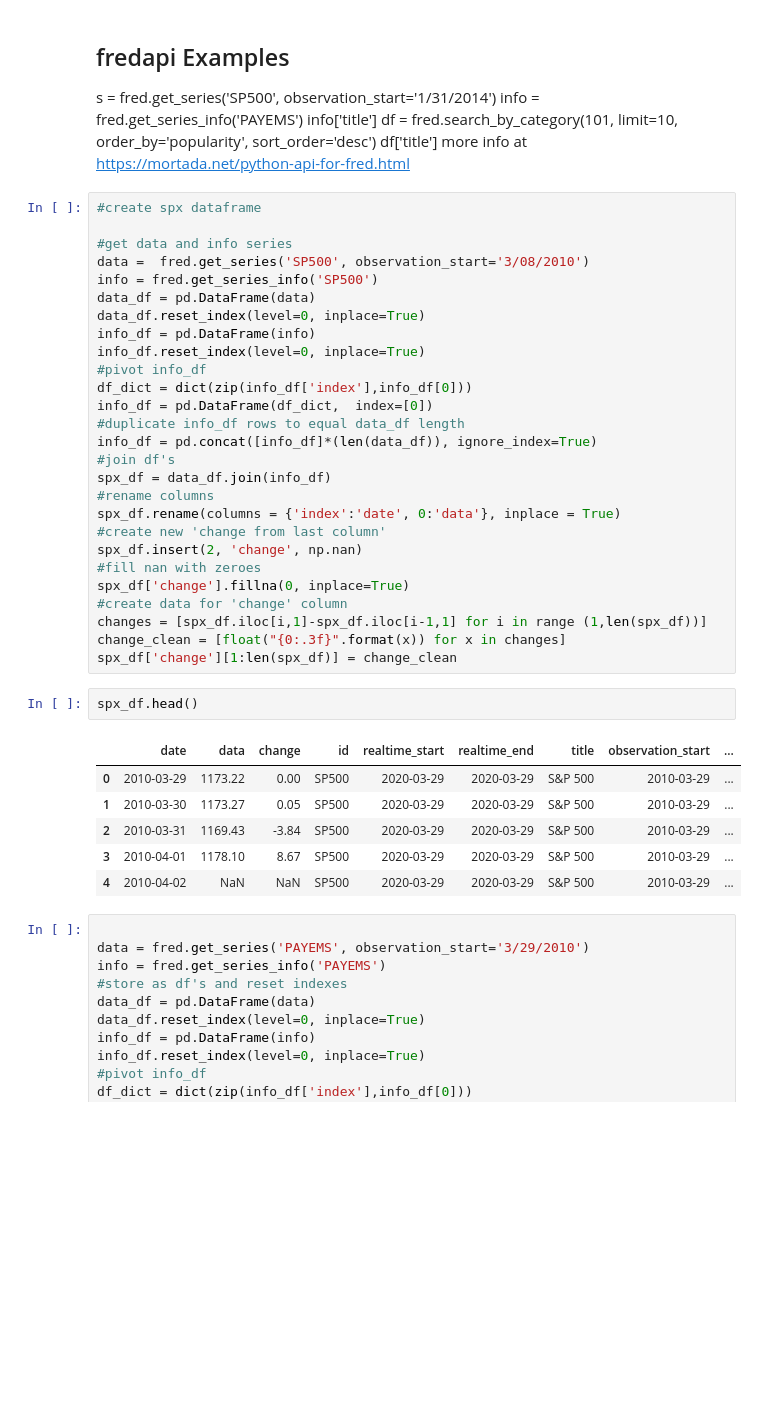
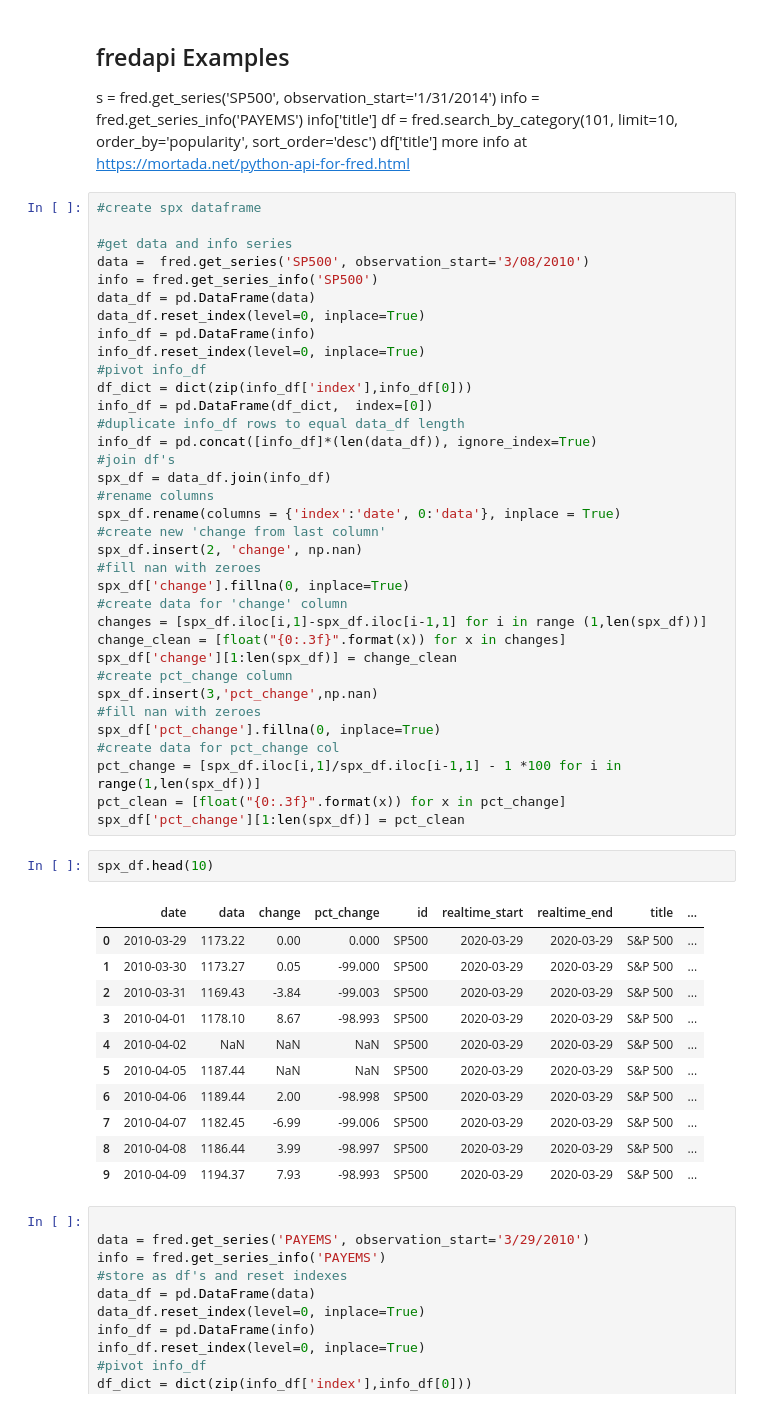
Before and after one commit to woodfin8/astoria, a Jupyter notebook: FREDapi.ipynb, the cells around one changed output. Saved outputs shown, nothing was run; the diff lists cells and outputs as text; blank space fills up the shorter version.

Commit message:
fixed change and pct_change cols for monthly data

```diff
--- a/FREDapi.ipynb
+++ b/FREDapi.ipynb
@@ -136,15 +136,28 @@ spx_df['change'].fillna(0, inplace=True)
 changes = [spx_df.iloc[i,1]-spx_df.iloc[i-1,1] for i in range (1,len(spx_df))]
 change_clean = [float("{0:.3f}".format(x)) for x in changes]
 spx_df['change'][1:len(spx_df)] = change_clean
+#create pct_change column
+spx_df.insert(3,'pct_change',np.nan)
+#fill nan with zeroes
+spx_df['pct_change'].fillna(0, inplace=True)
+#create data for pct_change col
+pct_change = [spx_df.iloc[i,1]/spx_df.iloc[i-1,1] - 1 *100 for i in range(1,len(spx_df))]
+pct_clean = [float("{0:.3f}".format(x)) for x in pct_change]
+spx_df['pct_change'][1:len(spx_df)] = pct_clean
 # %%
-spx_df.head()
+spx_df.head(10)
 # %% [output]
-|  | date | data | change | id | realtime_start | realtime_end | title | observation_start | ... |
-| 0 | 2010-03-29 | 1173.22 | 0.00 | SP500 | 2020-03-29 | 2020-03-29 | S&P 500 | 2010-03-29 | ... |
-| 1 | 2010-03-30 | 1173.27 | 0.05 | SP500 | 2020-03-29 | 2020-03-29 | S&P 500 | 2010-03-29 | ... |
-| 2 | 2010-03-31 | 1169.43 | -3.84 | SP500 | 2020-03-29 | 2020-03-29 | S&P 500 | 2010-03-29 | ... |
-| 3 | 2010-04-01 | 1178.10 | 8.67 | SP500 | 2020-03-29 | 2020-03-29 | S&P 500 | 2010-03-29 | ... |
-| 4 | 2010-04-02 | NaN | NaN | SP500 | 2020-03-29 | 2020-03-29 | S&P 500 | 2010-03-29 | ... |
+|  | date | data | change | pct_change | id | realtime_start | realtime_end | title | ... |
+| 0 | 2010-03-29 | 1173.22 | 0.00 | 0.000 | SP500 | 2020-03-29 | 2020-03-29 | S&P 500 | ... |
+| 1 | 2010-03-30 | 1173.27 | 0.05 | -99.000 | SP500 | 2020-03-29 | 2020-03-29 | S&P 500 | ... |
+| 2 | 2010-03-31 | 1169.43 | -3.84 | -99.003 | SP500 | 2020-03-29 | 2020-03-29 | S&P 500 | ... |
+| 3 | 2010-04-01 | 1178.10 | 8.67 | -98.993 | SP500 | 2020-03-29 | 2020-03-29 | S&P 500 | ... |
+| 4 | 2010-04-02 | NaN | NaN | NaN | SP500 | 2020-03-29 | 2020-03-29 | S&P 500 | ... |
+| 5 | 2010-04-05 | 1187.44 | NaN | NaN | SP500 | 2020-03-29 | 2020-03-29 | S&P 500 | ... |
+| 6 | 2010-04-06 | 1189.44 | 2.00 | -98.998 | SP500 | 2020-03-29 | 2020-03-29 | S&P 500 | ... |
+| 7 | 2010-04-07 | 1182.45 | -6.99 | -99.006 | SP500 | 2020-03-29 | 2020-03-29 | S&P 500 | ... |
+| 8 | 2010-04-08 | 1186.44 | 3.99 | -98.997 | SP500 | 2020-03-29 | 2020-03-29 | S&P 500 | ... |
+| 9 | 2010-04-09 | 1194.37 | 7.93 | -98.993 | SP500 | 2020-03-29 | 2020-03-29 | S&P 500 | ... |
 # %%
 
 data = fred.get_series('PAYEMS', observation_start='3/29/2010')
```
Also changed, not shown: parts of 4 cells of this notebook.
